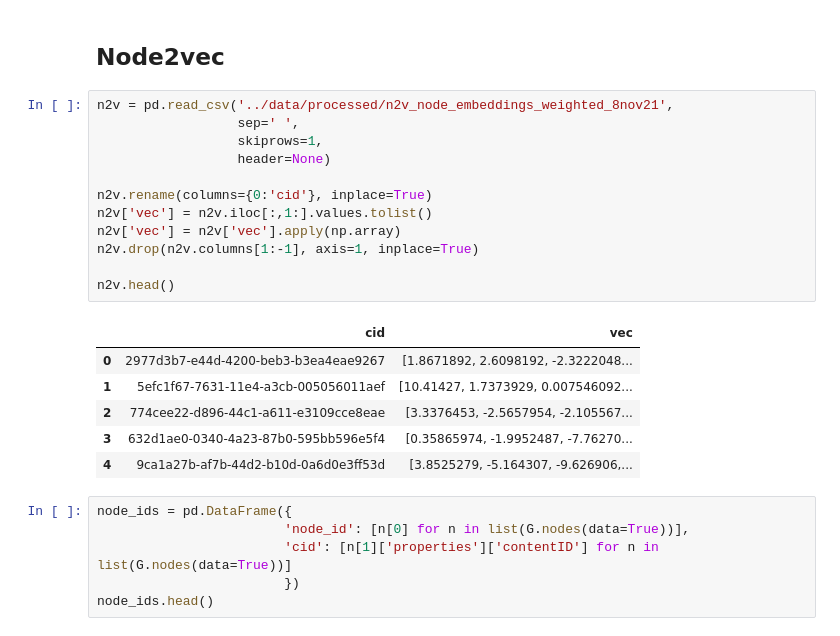
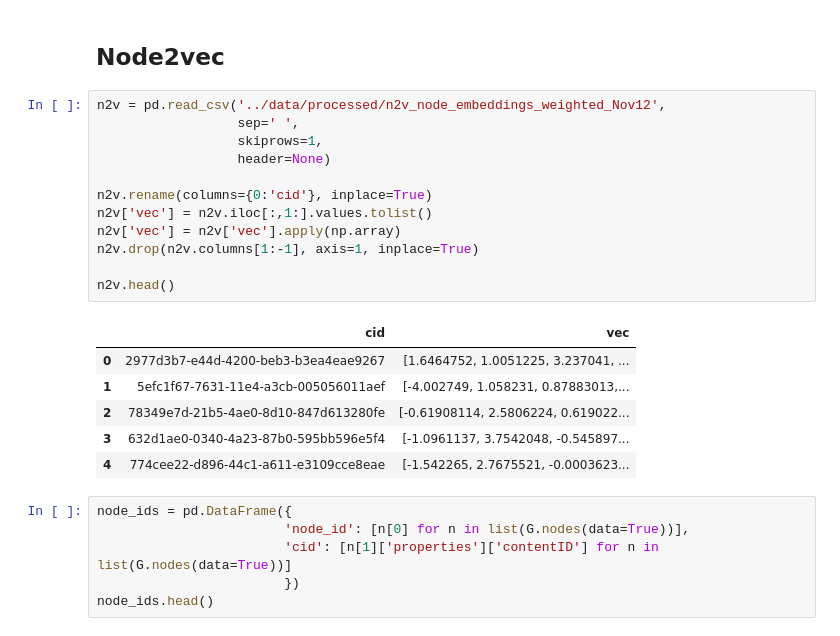
Before and after one commit to alphagov/govuk-wuj-network-analysis, a Jupyter notebook: notebooks/WUJ Community Detection.ipynb, the cells around one changed output. Saved outputs shown, nothing was run; the diff lists cells and outputs as text.

```diff
--- a/notebooks/WUJ Community Detection.ipynb
+++ b/notebooks/WUJ Community Detection.ipynb
@@ -537,24 +535,24 @@ Previously, transition probabilities were uniformly distributed. Hence, the rand
 # %% [markdown]
 ## Node2vec
 # %%
-n2v = pd.read_csv('../data/processed/n2v_node_embeddings_weighted_8nov21',
+n2v = pd.read_csv('../data/processed/n2v_node_embeddings_weighted_Nov12',
                   sep=' ',
                   skiprows=1,
                   header=None)
 
 n2v.rename(columns={0:'cid'}, inplace=True)
 n2v['vec'] = n2v.iloc[:,1:].values.tolist()
 n2v['vec'] = n2v['vec'].apply(np.array)
 n2v.drop(n2v.columns[1:-1], axis=1, inplace=True)
 
 n2v.head()
 # %% [output]
 |  | cid | vec |
-| 0 | 2977d3b7-e44d-4200-beb3-b3ea4eae9267 | [1.8671892, 2.6098192, -2.3222048... |
-| 1 | 5efc1f67-7631-11e4-a3cb-005056011aef | [10.41427, 1.7373929, 0.007546092... |
-| 2 | 774cee22-d896-44c1-a611-e3109cce8eae | [3.3376453, -2.5657954, -2.105567... |
-| 3 | 632d1ae0-0340-4a23-87b0-595bb596e5f4 | [0.35865974, -1.9952487, -7.76270... |
-| 4 | 9ca1a27b-af7b-44d2-b10d-0a6d0e3ff53d | [3.8525279, -5.164307, -9.626906,... |
+| 0 | 2977d3b7-e44d-4200-beb3-b3ea4eae9267 | [1.6464752, 1.0051225, 3.237041, ... |
+| 1 | 5efc1f67-7631-11e4-a3cb-005056011aef | [-4.002749, 1.058231, 0.87883013,... |
+| 2 | 78349e7d-21b5-4ae0-8d10-847d613280fe | [-0.61908114, 2.5806224, 0.619022... |
+| 3 | 632d1ae0-0340-4a23-87b0-595bb596e5f4 | [-1.0961137, 3.7542048, -0.545897... |
+| 4 | 774cee22-d896-44c1-a611-e3109cce8eae | [-1.542265, 2.7675521, -0.0003623... |
 # %%
 node_ids = pd.DataFrame({
                         'node_id': [n[0] for n in list(G.nodes(data=True))],
```
Also changed, not shown: parts of 11 cells of this notebook, 3 other files.
